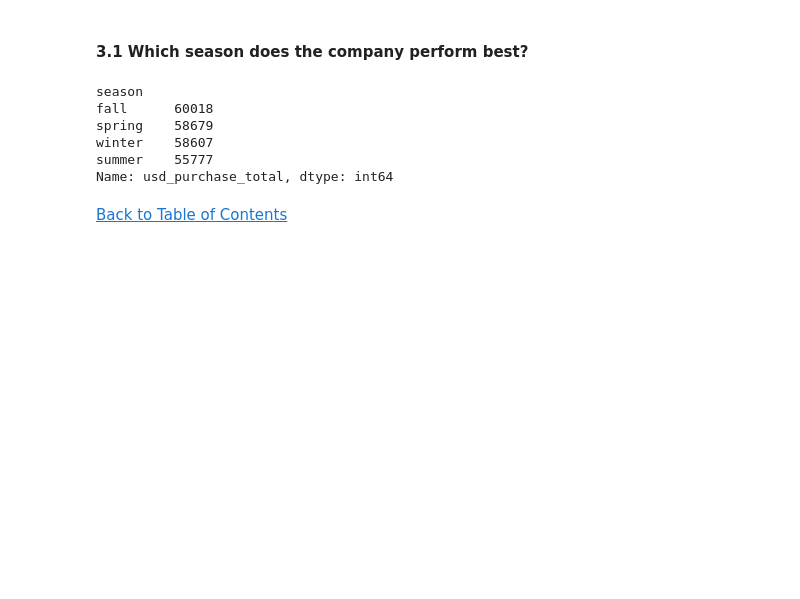
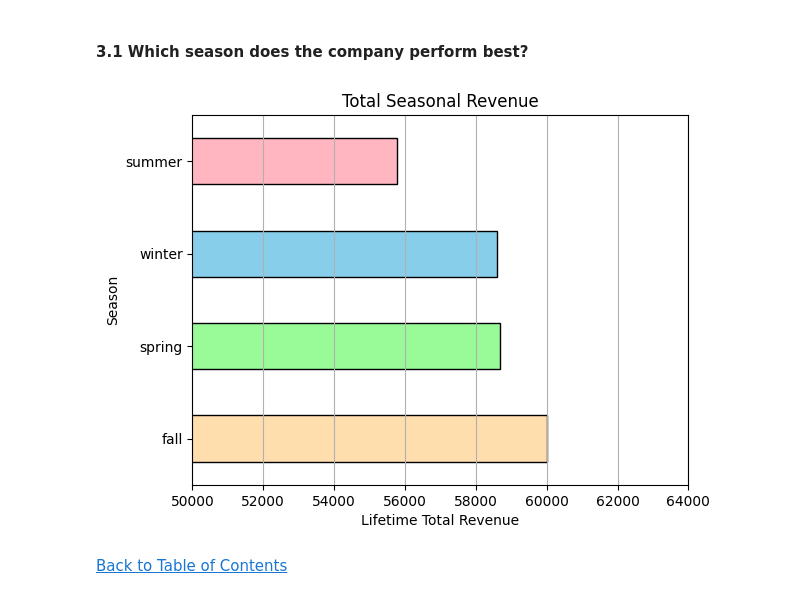
Before and after one commit to jasondo-da/shopping_behavior_analysis, a Jupyter notebook: shopping_behavior_analysis.ipynb, the cells around one changed output. Saved outputs shown, nothing was run; the diff lists cells and outputs as text; code cells hidden in the pictures; blank space fills up the shorter version.

```diff
--- a/shopping_behavior_analysis.ipynb
+++ b/shopping_behavior_analysis.ipynb
@@ -792,15 +796,18 @@ df[df['sub_status'] == 'no']['usd_purchase_total'].sum()
 ### 3. Identifying trends within the data
 # %% [markdown]
 #### 3.1 Which season does the company perform best?
-# %%
-df.groupby(['season'])['usd_purchase_total'].sum().sort_values(ascending=False)
-# %% [output]
-season
-fall      60018
-spring    58679
-winter    58607
-summer    55777
-Name: usd_purchase_total, dtype: int64
+# %%
+df.groupby(['season'])['usd_purchase_total'].sum().sort_values(ascending=False).plot(kind='barh',
+                                                                                     color=['navajowhite', 'palegreen', 'skyblue', 'lightpink'],
+                                                                                     edgecolor='black')
+plt.grid(axis='x')
+plt.title('Total Seasonal Revenue')
+plt.xlabel('Lifetime Total Revenue')
+plt.xlim([50000, 64000])
+plt.ylabel('Season')
+plt.show()
+# %% [output]
+[figure, added]
 # %% [markdown]
 [Back to Table of Contents](#back)
 # %% [markdown]
```
Also changed, not shown: parts of 12 cells of this notebook.
